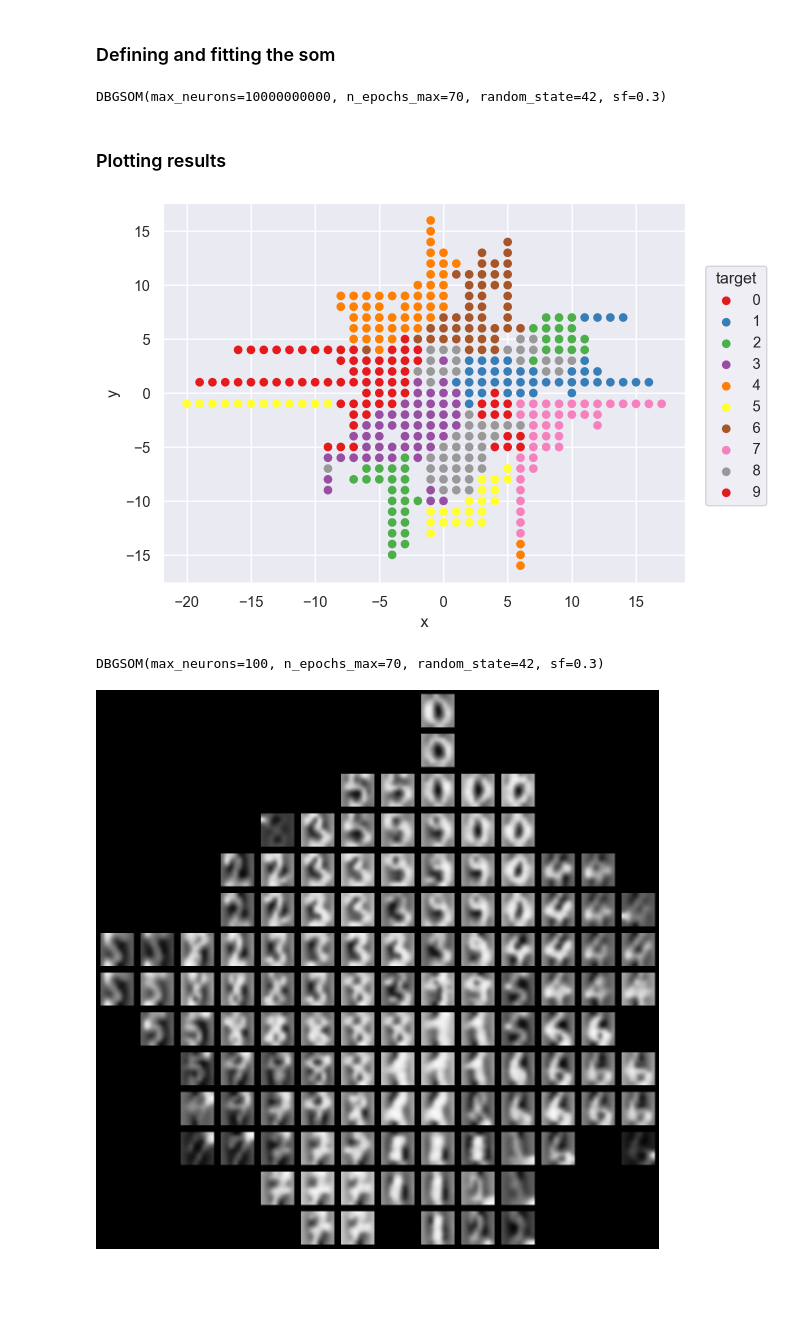
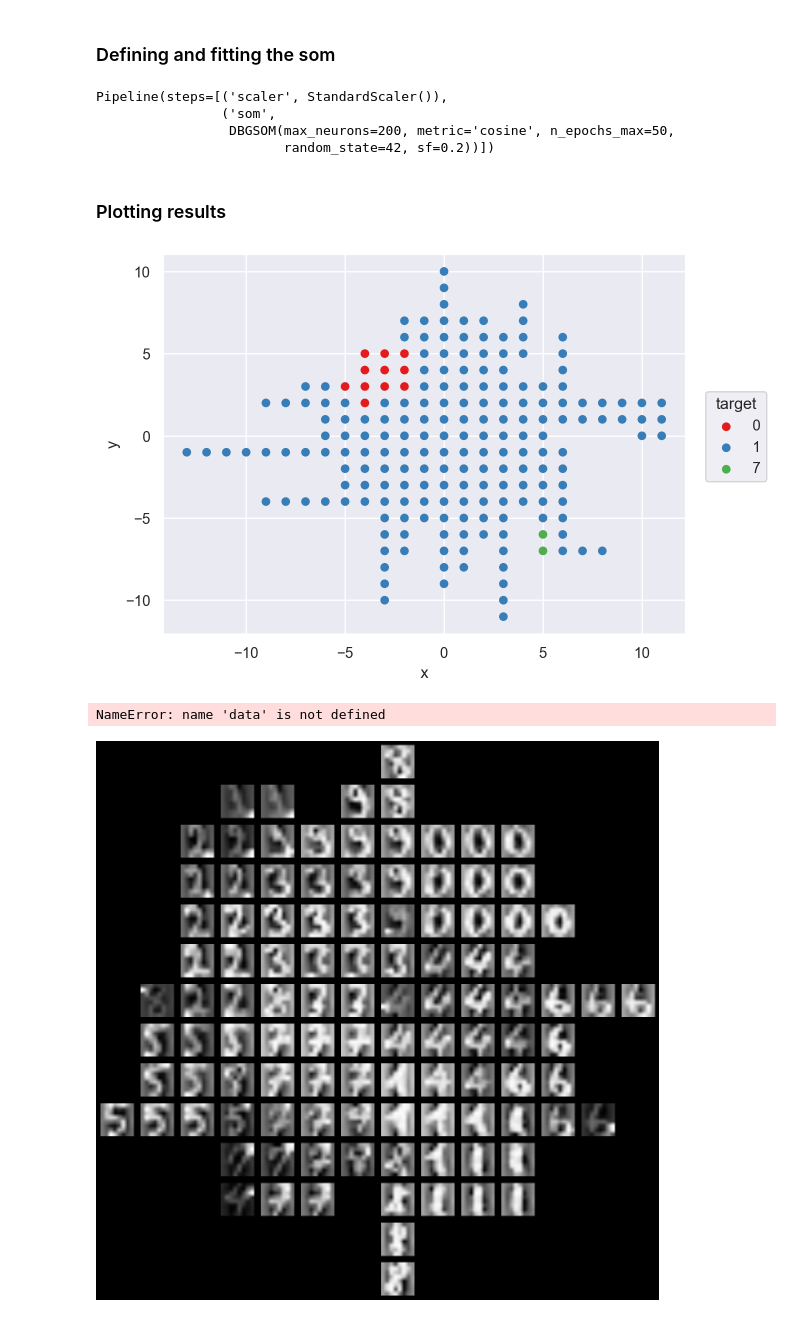
Before and after one commit to SandroMartens/DBGSOM, a Jupyter notebook: dbgsom/examples.ipynb, the cells around one changed output. Drawn from its saved outputs; the diff is of its cells as text; code cells hidden in the pictures; blank space fills up the shorter version.

```diff
--- a/dbgsom/examples.ipynb
+++ b/dbgsom/examples.ipynb
@@ -14,56 +25,66 @@ from sklearn.metrics import pairwise_distances_argmin_min
 # %% [markdown]
 ### Defining and fitting the som
-# %%
-digits, target = load_digits(return_X_y=True)
-digits = scale(digits)
-som = DBGSOM(
-    # max_neurons=100,
-    sf=0.3,
-    n_epochs_max=70,
-    random_state=42
-)
-som.fit(digits)
-# %% [output]
-DBGSOM(max_neurons=10000000000, n_epochs_max=70, random_state=42, sf=0.3)
+# %%
+som = DBGSOM(
+    # max_neurons=100,
+    sf=0.2,
+    n_epochs_max=50,
+    random_state=42,
+    metric="cosine",
+    max_neurons=200,
+    # nn_method="pynndescent"
+)
+scaler = StandardScaler()
+pipe = Pipeline([("scaler", scaler), ("som", som)])
+pipe.fit(digits)
+# %% [output]
+Pipeline(steps=[('scaler', StandardScaler()),
+                ('som',
+                 DBGSOM(max_neurons=200, metric='cosine', n_epochs_max=50,
+                        random_state=42, sf=0.2))])
 # %% [markdown]
 ### Plotting results
 # %%
-nn, distances = pairwise_distances_argmin_min(som.weights_, digits)
-edges = list(som.som_.edges)
+weights = pipe.named_steps["som"].weights_
+nn, distances = pairwise_distances_argmin_min(weights, digits)
+edges = list(pipe.named_steps["som"].som_.edges)
 weights = som.weights_
-dots = pd.DataFrame(np.array(som.neurons_), columns=["x", "y"])
-dots["epoch_created"] = list(dict(som.som_.nodes.data("epoch_created")).values())
-dots["error"] = list(dict(som.som_.nodes.data("epoch_created")).values())
+dots = pd.DataFrame(np.array(pipe.named_steps["som"].neurons_), columns=["x", "y"])
+dots["epoch_created"] = list(dict(pipe.named_steps["som"].som_.nodes.data("epoch_created")).values())
+dots["error"] = list(dict(pipe.named_steps["som"].som_.nodes.data("error")).values())
 dots["target"] = target[nn]
 so.Plot(dots, x="x", y="y", color="target").add(so.Dot()).scale(color="Set1")
 # %% [output]
-[figure, old version]
+[figure, new version]
 # %%
 som2 = DBGSOM(
     max_neurons=100,
-    sf=0.3,
-    n_epochs_max=70,
-    random_state=42
+    sf=0.1,
+    n_epochs_max=50,
+    random_state=42,
+    metric="cosine"
+    # nn_method="pynndescent"
+
 )
-som2.fit(digits)
+som2.fit(data)
 # %% [output]
-DBGSOM(max_neurons=100, n_epochs_max=70, random_state=42, sf=0.3)
+NameError: name 'data' is not defined
 # %%
 from matplotlib.gridspec import GridSpec
 plt.figure(figsize=(30, 30))
 
 min, max = (np.array(som2.neurons_).min(), np.array(som2.neurons_).max())
-nn, distances = pairwise_distances_argmin_min(som2.weights_, digits)
+nn, distances = pairwise_distances_argmin_min(som2.weights_, data)
 
 dim = abs(max-min)
 gs = GridSpec(2*dim, 2*dim)
 for index, neuron in enumerate(som2.neurons_):
     neuron += dim
     plt.subplot(gs[neuron[0], neuron[1]])
-    plt.imshow(digits[nn[index]].reshape(8, 8), cmap="Greys_r", interpolation="bicubic")
+    plt.imshow(data_draw[nn[index]].reshape(8, 8), cmap="Greys_r", interpolation="bilinear")
     plt.axis('off')
 # %% [output]
-[figure, old version]
+[figure, new version]
 # %%
 nn, distances = pairwise_distances_argmin_min(som2.weights_, digits)
 edges = list(som2.som_.edges)
```
Also changed, not shown: parts of 4 cells of this notebook, 2 other files.
